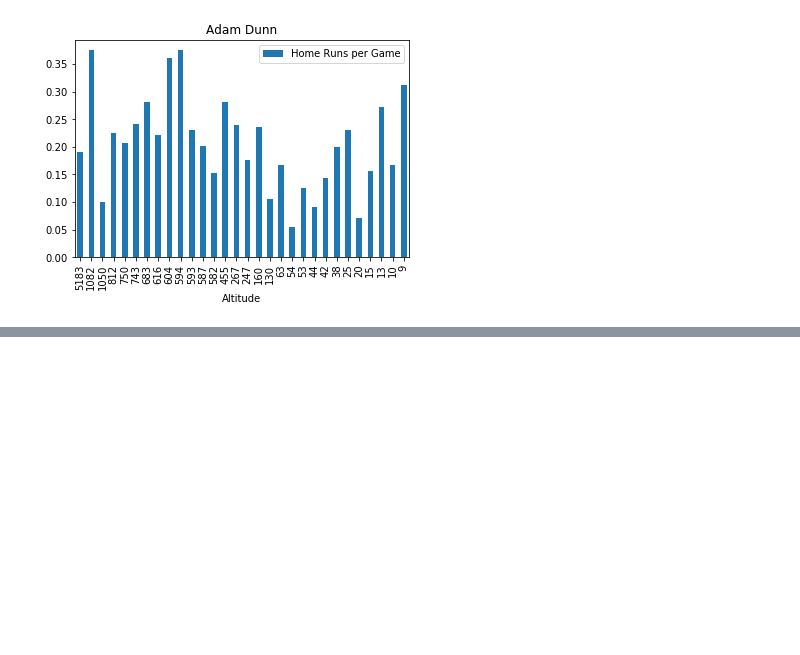
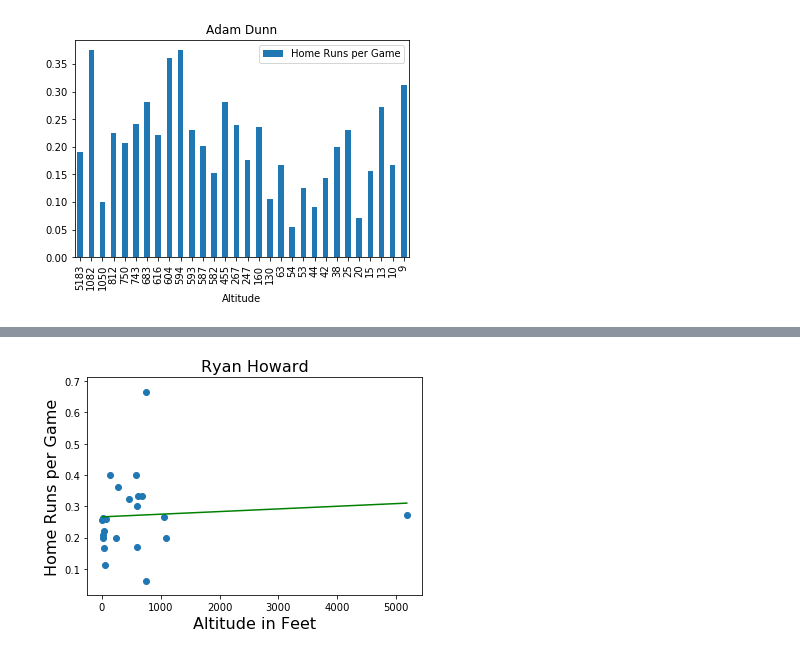
Before and after one commit to SamBusser30/Park_Factor-, a Jupyter notebook: Project_Code/Player_Homerun_Stats.ipynb, the cells around one changed output, grey strips where cells are left out. Cells and saved outputs as stored; diff of their text form; code cells hidden in the pictures; blank space fills up the shorter version.

```diff
--- a/Project_Code/Player_Homerun_Stats.ipynb
+++ b/Project_Code/Player_Homerun_Stats.ipynb
@@ -211,0 +241,15 @@ plt.show()
+# %%
+Player4_x = Player4_FinalData['Altitude'];
+Player4_y = Player4_FinalData['Home Runs per Game'];
+
+fig, ax = plt.subplots()
+plt.xlabel("Altitude in Feet", size=16)
+plt.ylabel("Home Runs per Game", size=16)
+plt.title("Ryan Howard", size=16)
+
+scatter = ax.scatter(Player4_x,Player4_y)
+
+plt.plot(np.unique(Player4_x), np.poly1d(np.polyfit(Player4_x, Player4_y, 1))(np.unique(Player4_x)), color='green')
+plt.show()
+# %% [output]
+[figure, added]
```
Also changed, not shown: parts of 5 cells of this notebook, 1 other file.
